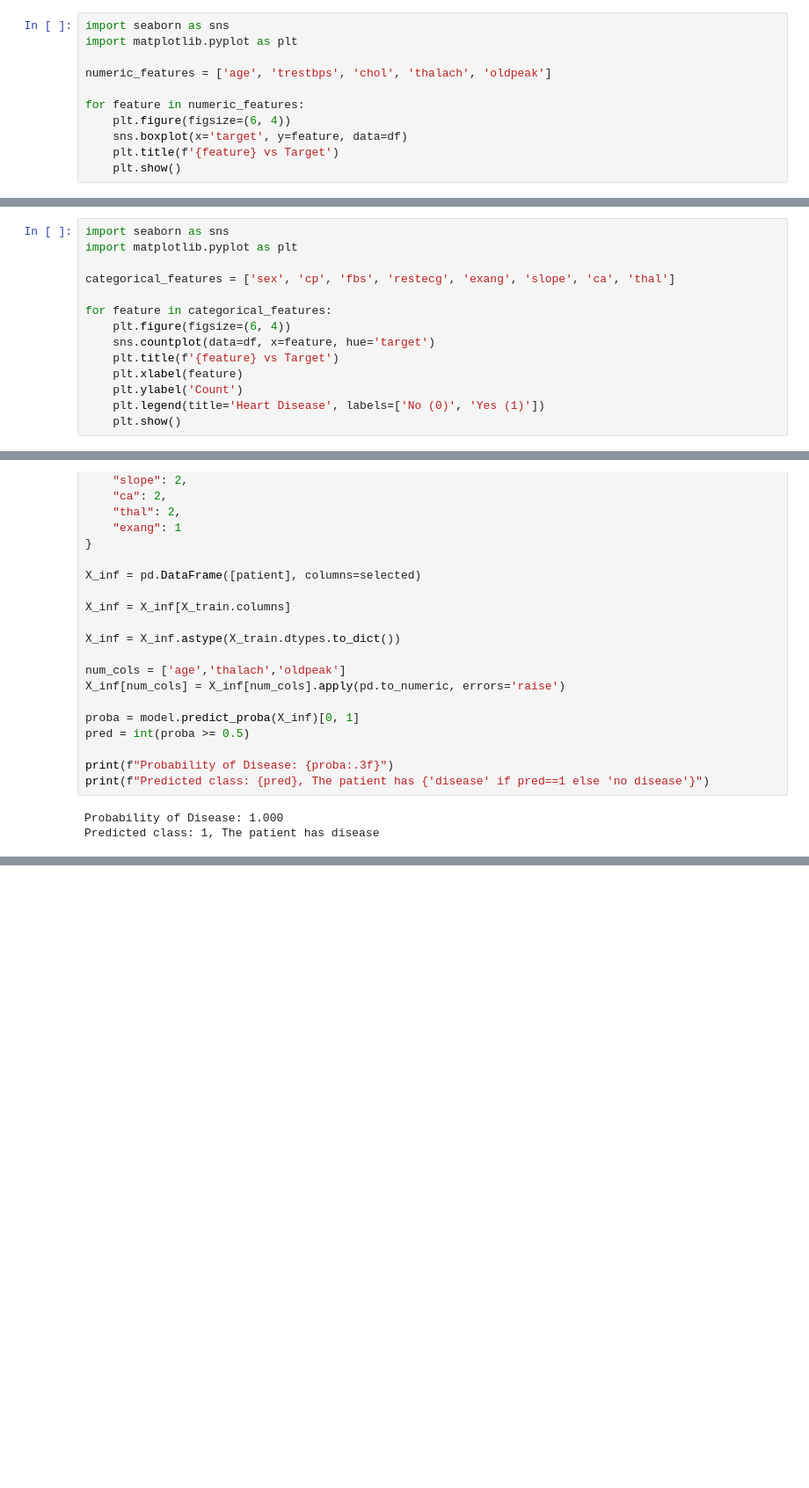
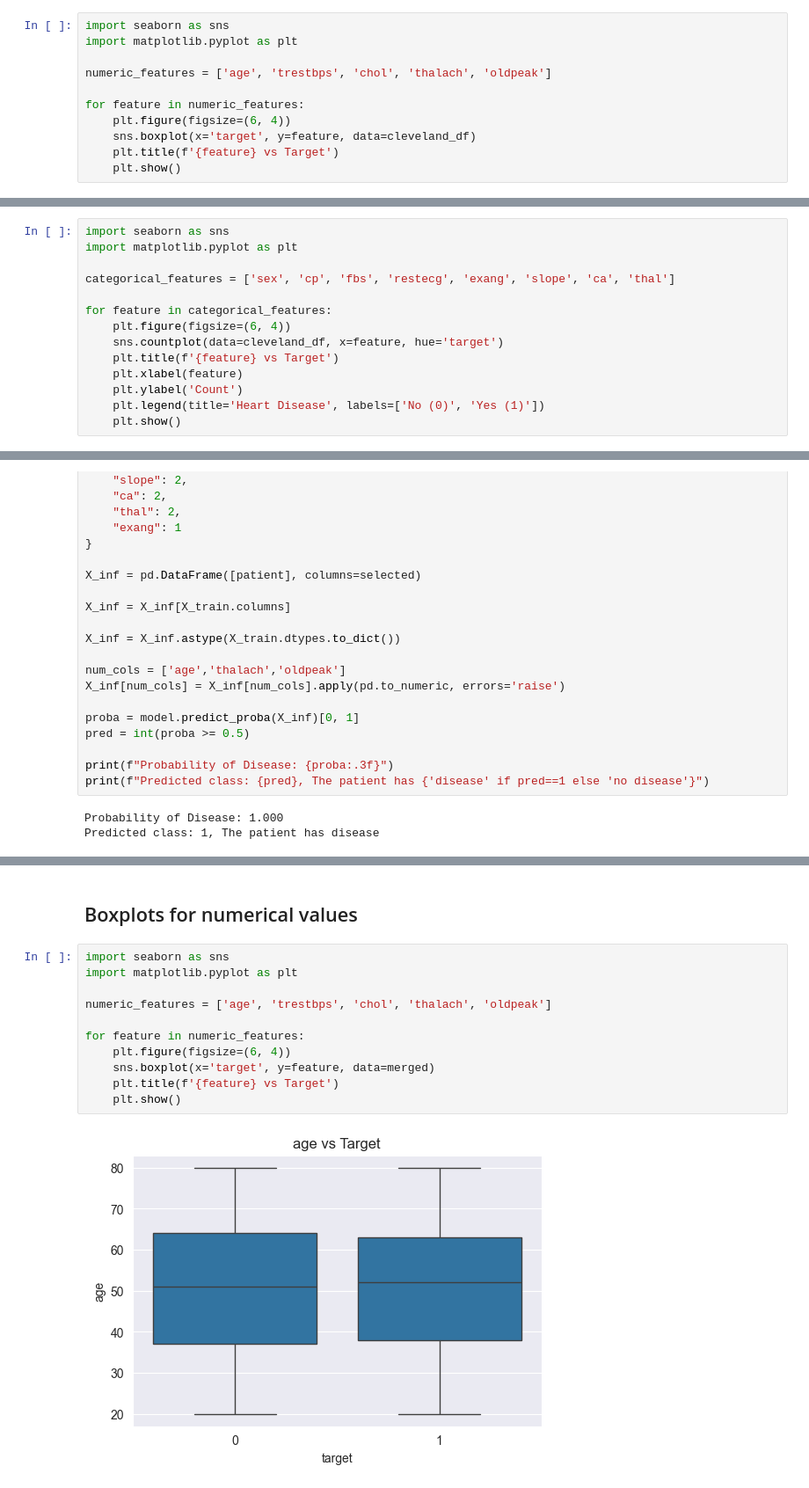
Before and after one commit to Preslavva/CAD_ML_Model, a Jupyter notebook: CAD.ipynb, the cells around one changed output, grey strips where cells are left out. Shown at 88% size. Drawn from its saved outputs; the diff is of its cells as text; blank space fills up the shorter version.

```diff
--- a/CAD.ipynb
+++ b/CAD.ipynb
@@ -180,7 +148,7 @@ numeric_features = ['age', 'trestbps', 'chol', 'thalach', 'oldpeak']
 
 for feature in numeric_features:
     plt.figure(figsize=(6, 4))
-    sns.boxplot(x='target', y=feature, data=df)
+    sns.boxplot(x='target', y=feature, data=cleveland_df)
     plt.title(f'{feature} vs Target')
     plt.show()
 # %% [output]
@@ -201,7 +169,7 @@ categorical_features = ['sex', 'cp', 'fbs', 'restecg', 'exang', 'slope', 'ca', '
 
 for feature in categorical_features:
     plt.figure(figsize=(6, 4))
-    sns.countplot(data=df, x=feature, hue='target')
+    sns.countplot(data=cleveland_df, x=feature, hue='target')
     plt.title(f'{feature} vs Target')
     plt.xlabel(feature)
     plt.ylabel('Count')
@@ -450,0 +590,15 @@ Predicted class: 1, The patient has disease
+# %% [markdown]
+## Boxplots for numerical values
+# %%
+import seaborn as sns
+import matplotlib.pyplot as plt
+
+numeric_features = ['age', 'trestbps', 'chol', 'thalach', 'oldpeak']
+
+for feature in numeric_features:
+    plt.figure(figsize=(6, 4))
+    sns.boxplot(x='target', y=feature, data=merged)
+    plt.title(f'{feature} vs Target')
+    plt.show()
+# %% [output]
+[figure, added]
```
Also changed, not shown: parts of 167 cells of this notebook, 6 other files.
